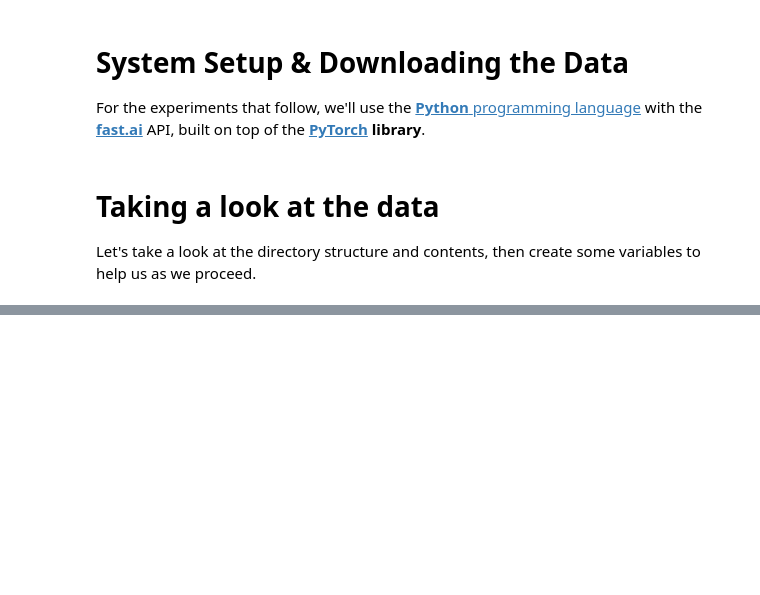
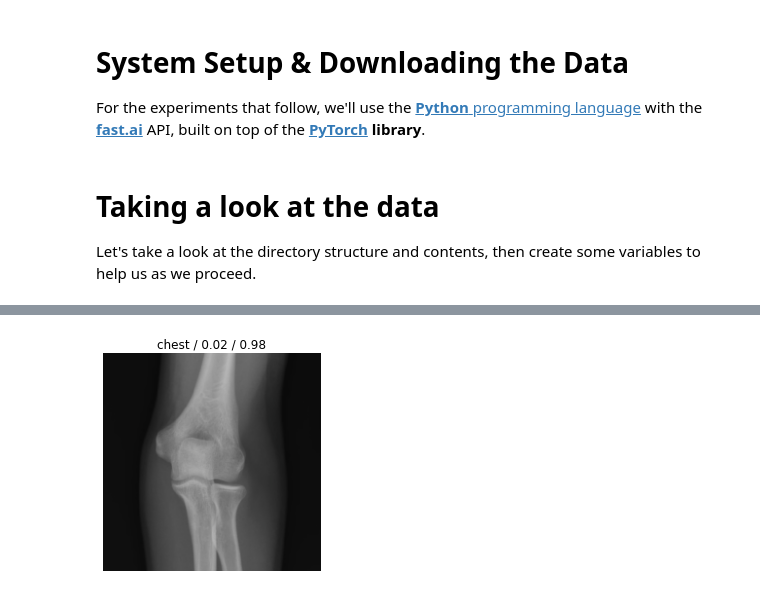
Before and after one commit to wfwiggins/RSNA-Image-AI-2020, a Jupyter notebook: RSNA20_Image_Classification.ipynb, the cells around one changed output, grey strips where cells are left out. Drawn from its saved outputs; the diff is of its cells as text; code cells hidden in the pictures; blank space fills up the shorter version.

```diff
--- a/RSNA20_Image_Classification.ipynb
+++ b/RSNA20_Image_Classification.ipynb
@@ -123,0 +125,12 @@ interp.plot_top_losses(k=2)
+# %%
+#@title Test model on a surprise example
+
+y = get_image_files(path, recurse=False)
+test_dl = learn.dls.test_dl(y)
+x, = first(test_dl)
+res = learn.get_preds(dl=test_dl, with_decoded=True)
+x_dec = TensorImage(dls.train.decode((x,))[0][0])
+_, ax = plt.subplots()
+x_dec.show(ctx=ax)
+ax.set_title(f'{dls.vocab[res[2][0]]} / {res[0][0][0]:.2f} / {res[0][0][1]:.2f}');
+# %% [output]
@@ -124,2 +138,3 @@ interp.plot_top_losses(k=2)
+[figure, added]
 # %%
 #@title Class activation maps (CAM)
```
Also changed, not shown: parts of 11 cells of this notebook.
